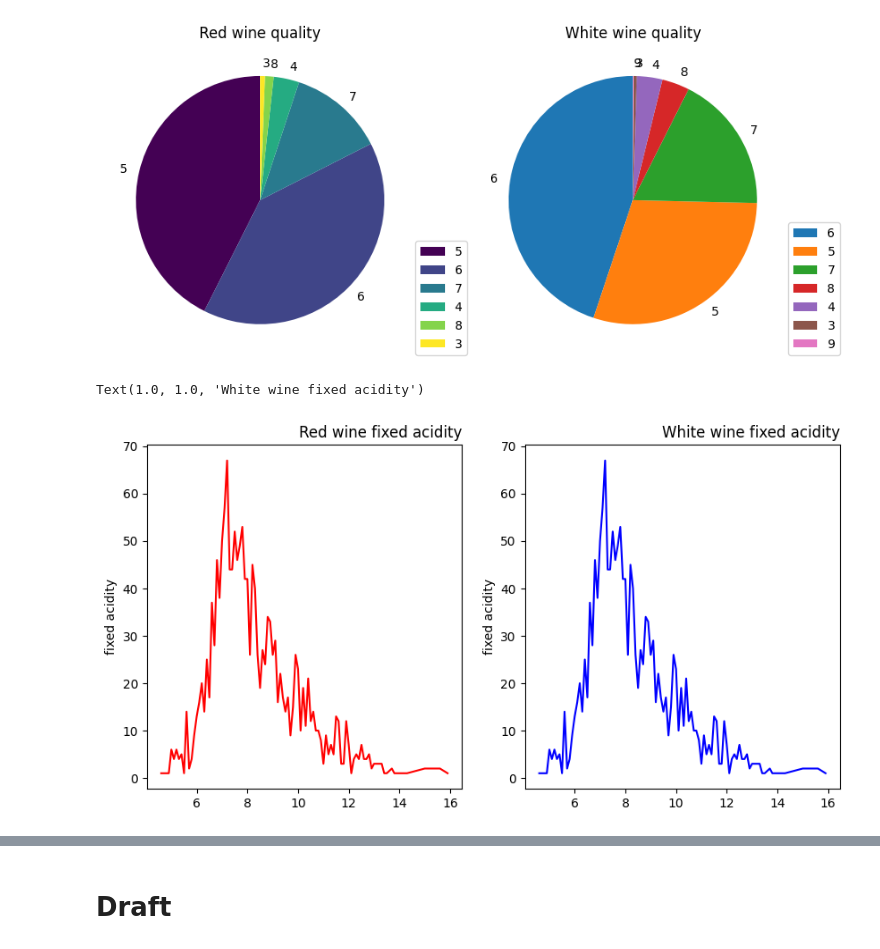
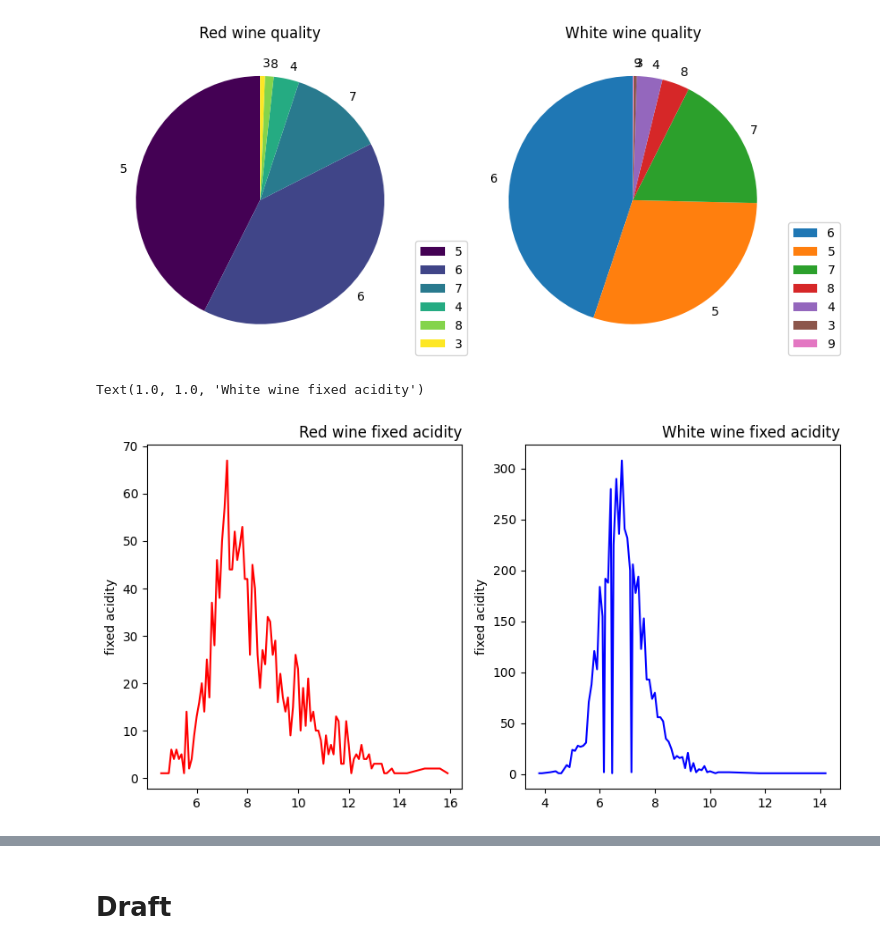
Before and after one commit to Vukhacson/WineQuality, a Jupyter notebook: SMSmall/SMSmall_Wine_quality_data_exploration.ipynb, the cells around one changed output, grey strips where cells are left out. Drawn from its saved outputs; the diff is of its cells as text; code cells hidden in the pictures.

```diff
--- a/SMSmall/SMSmall_Wine_quality_data_exploration.ipynb
+++ b/SMSmall/SMSmall_Wine_quality_data_exploration.ipynb
@@ -272,20 +272,20 @@ plt.legend(loc = (1,0))
 # %%
 #Dat
 
-# Fixed_
+# Fixed_acidity line chart
 
 red_wine_fixed_acidity = df_red_wine['fixed acidity'].value_counts()
-white_wine_fixed_acidity = df_red_wine['fixed acidity'].value_counts()
+white_wine_fixed_acidity = df_white_wine['fixed acidity'].value_counts()
 
 fig, axs = plt.subplots(1, 2, figsize=(10,5))
 
 plt.subplot(1,2,1)
 sns.lineplot(data = red_wine_fixed_acidity, color='r')
 plt.title("Red wine fixed acidity", loc='right')
 
 plt.subplot(1,2,2)
 sns.lineplot(data = white_wine_fixed_acidity, color='b')
 plt.title("White wine fixed acidity", loc='right')
 # %% [output]
 Text(1.0, 1.0, 'White wine fixed acidity')
-[figure, old version]
+[figure, new version]
```
Also changed, not shown: parts of 2 cells of this notebook.
